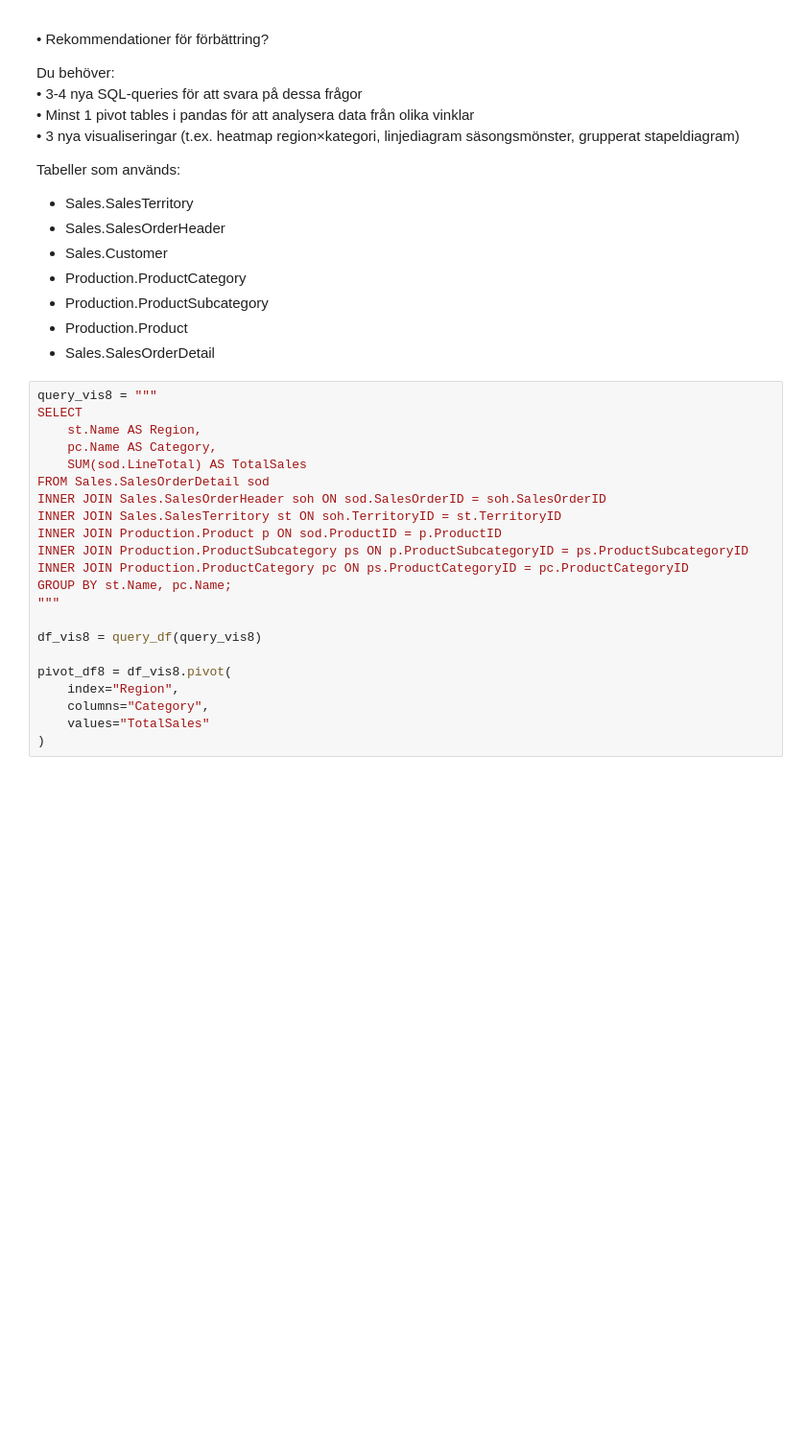
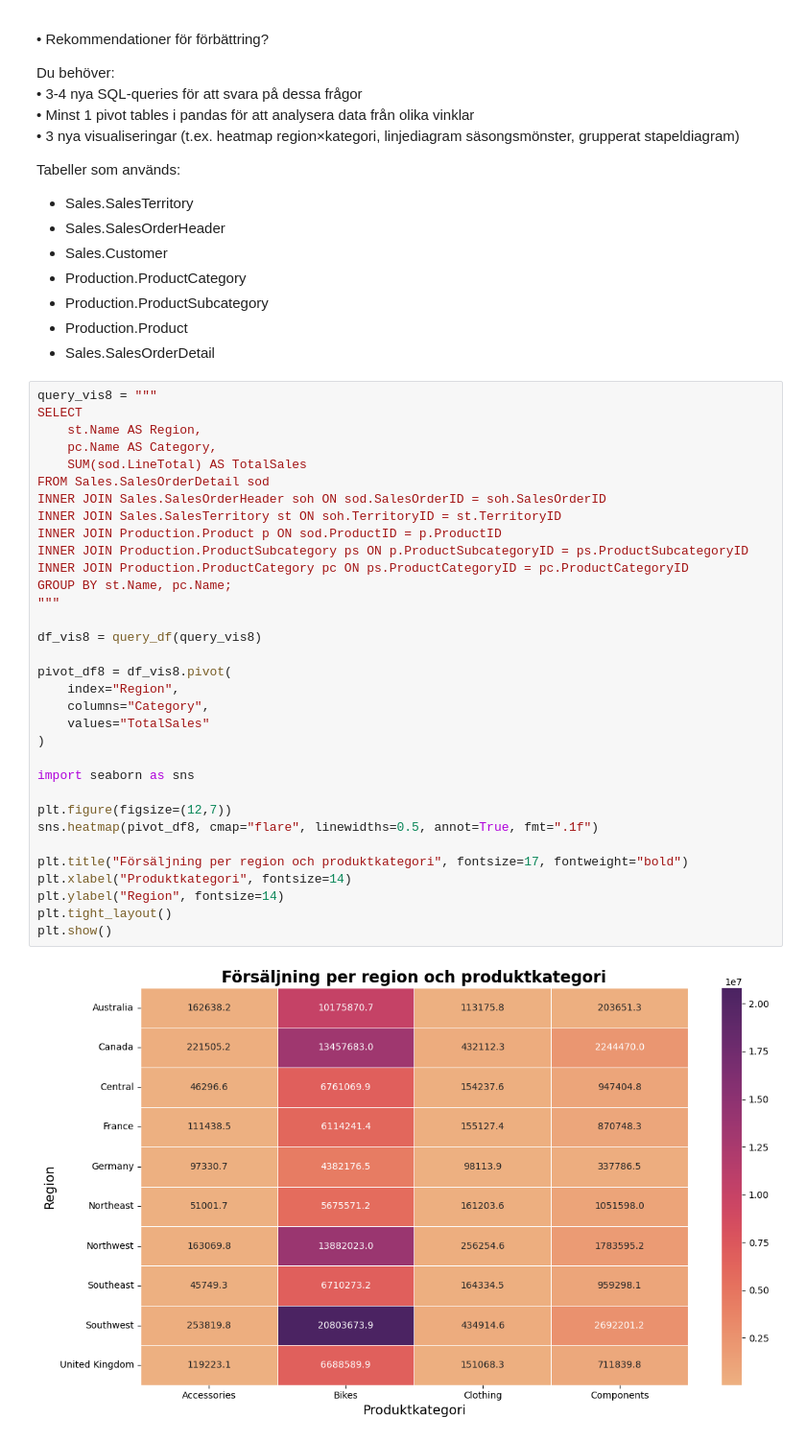
Before and after one commit to MagdalenaPersson/adventureworks-analys, a Jupyter notebook: notebooks/analys.ipynb, the cells around one changed output. Shown at 96% size. Drawn from its saved outputs; the diff is of its cells as text; blank space fills up the shorter version.

```diff
--- a/notebooks/analys.ipynb
+++ b/notebooks/analys.ipynb
@@ -490,22 +491,35 @@ Tabeller som används:
 # %%
 query_vis8 = """
 SELECT
     st.Name AS Region,
     pc.Name AS Category,
     SUM(sod.LineTotal) AS TotalSales
 FROM Sales.SalesOrderDetail sod
 INNER JOIN Sales.SalesOrderHeader soh ON sod.SalesOrderID = soh.SalesOrderID
 INNER JOIN Sales.SalesTerritory st ON soh.TerritoryID = st.TerritoryID
 INNER JOIN Production.Product p ON sod.ProductID = p.ProductID
 INNER JOIN Production.ProductSubcategory ps ON p.ProductSubcategoryID = ps.ProductSubcategoryID
 INNER JOIN Production.ProductCategory pc ON ps.ProductCategoryID = pc.ProductCategoryID
 GROUP BY st.Name, pc.Name;
 """
 
 df_vis8 = query_df(query_vis8)
 
 pivot_df8 = df_vis8.pivot(
     index="Region",
     columns="Category",
     values="TotalSales"
 )
+
+import seaborn as sns
+
+plt.figure(figsize=(12,7))
+sns.heatmap(pivot_df8, cmap="flare", linewidths=0.5, annot=True, fmt=".1f")
+
+plt.title("Försäljning per region och produktkategori", fontsize=17, fontweight="bold")
+plt.xlabel("Produktkategori", fontsize=14)
+plt.ylabel("Region", fontsize=14)
+plt.tight_layout()
+plt.show()
+# %% [output]
+[figure, added]
```
Also changed, not shown: parts of 1 cell of this notebook.
